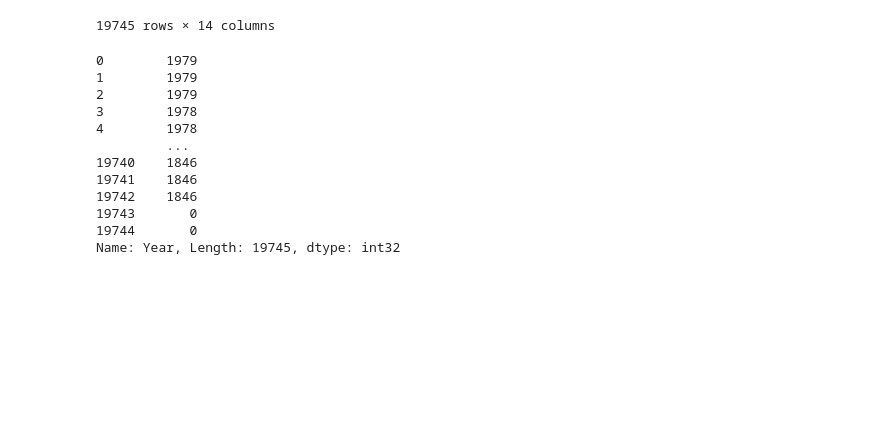
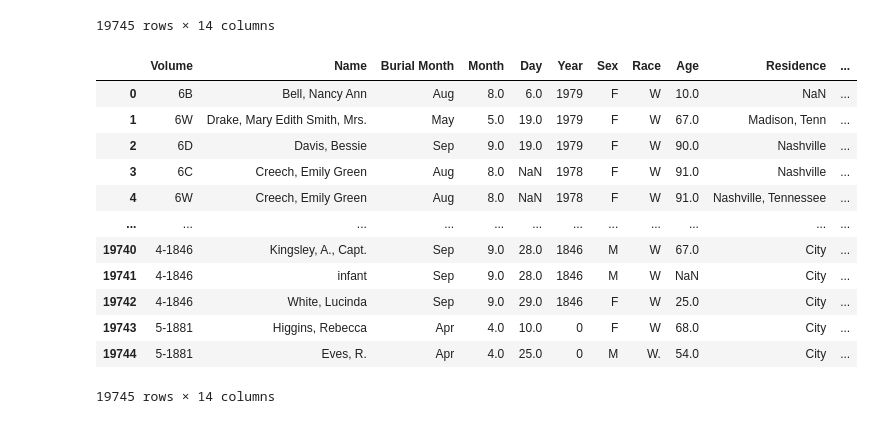
Before and after one commit to NSS-Data-Analytics-Cohort-10/advanced-pandas-Daniel-Hoover, a Jupyter notebook: Notebooks/advpandas.ipynb, the cells around one changed output. Saved outputs shown, nothing was run; the diff lists cells and outputs as text; code cells hidden in the pictures; blank space fills up the shorter version.

```diff
--- a/Notebooks/advpandas.ipynb
+++ b/Notebooks/advpandas.ipynb
@@ -171,19 +171,22 @@ ccdf
 | 19744 | 5-1881 | Eves, R. | Apr | 4.0 | 25.0 | NaN | M | W. | 54.0 | City | ... |
 19745 rows × 14 columns
 # %%
-years=ccdf['Year'].fillna(0).astype(int)
-years
-#years = years>1845 & years<1861
+ccdf['Year']=ccdf['Year'].fillna(0)
+ccdf['Year'] = ccdf['Year'].astype(int)
+ccdf
+#years = years.between(1846,1860)
+#years
 # %% [output]
+|  | Volume | Name | Burial Month | Month | Day | Year | Sex | Race | Age | Residence | ... |
+| 0 | 6B | Bell, Nancy Ann | Aug | 8.0 | 6.0 | 1979 | F | W | 10.0 | NaN | ... |
+| 1 | 6W | Drake, Mary Edith Smith, Mrs. | May | 5.0 | 19.0 | 1979 | F | W | 67.0 | Madison, Tenn | ... |
+| 2 | 6D | Davis, Bessie | Sep | 9.0 | 19.0 | 1979 | F | W | 90.0 | Nashville | ... |
+| 3 | 6C | Creech, Emily Green | Aug | 8.0 | NaN | 1978 | F | W | 91.0 | Nashville | ... |
+| 4 | 6W | Creech, Emily Green | Aug | 8.0 | NaN | 1978 | F | W | 91.0 | Nashville, Tennessee | ... |
+| ... | ... | ... | ... | ... | ... | ... | ... | ... | ... | ... | ... |
+| 19740 | 4-1846 | Kingsley, A., Capt. | Sep | 9.0 | 28.0 | 1846 | M | W | 67.0 | City | ... |
+| 19741 | 4-1846 | infant | Sep | 9.0 | 28.0 | 1846 | M | W | NaN | City | ... |
+| 19742 | 4-1846 | White, Lucinda | Sep | 9.0 | 29.0 | 1846 | F | W | 25.0 | City | ... |
+| 19743 | 5-1881 | Higgins, Rebecca | Apr | 4.0 | 10.0 | 0 | F | W | 68.0 | City | ... |
+| 19744 | 5-1881 | Eves, R. | Apr | 4.0 | 25.0 | 0 | M | W. | 54.0 | City | ... |
-0        1979
-1        1979
-2        1979
-3        1978
-4        1978
-         ...
-19740    1846
-19741    1846
-19742    1846
-19743       0
-19744       0
-Name: Year, Length: 19745, dtype: int32
+19745 rows × 14 columns
```
Also changed, not shown: parts of 14 cells of this notebook.
